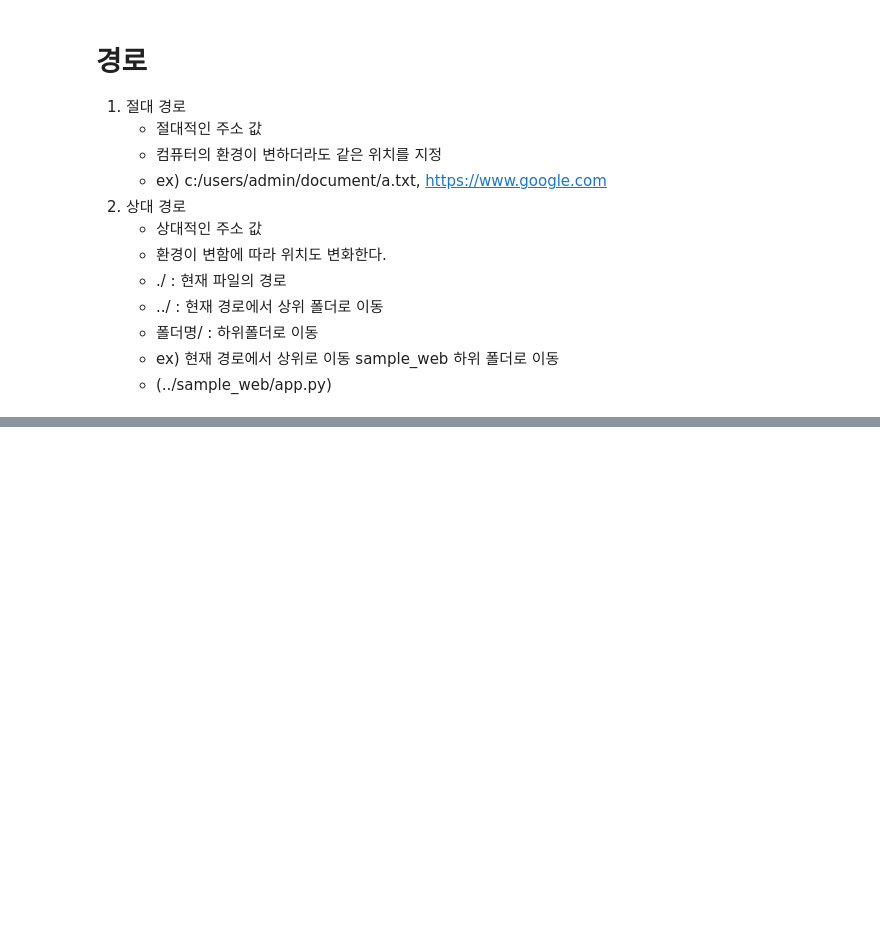
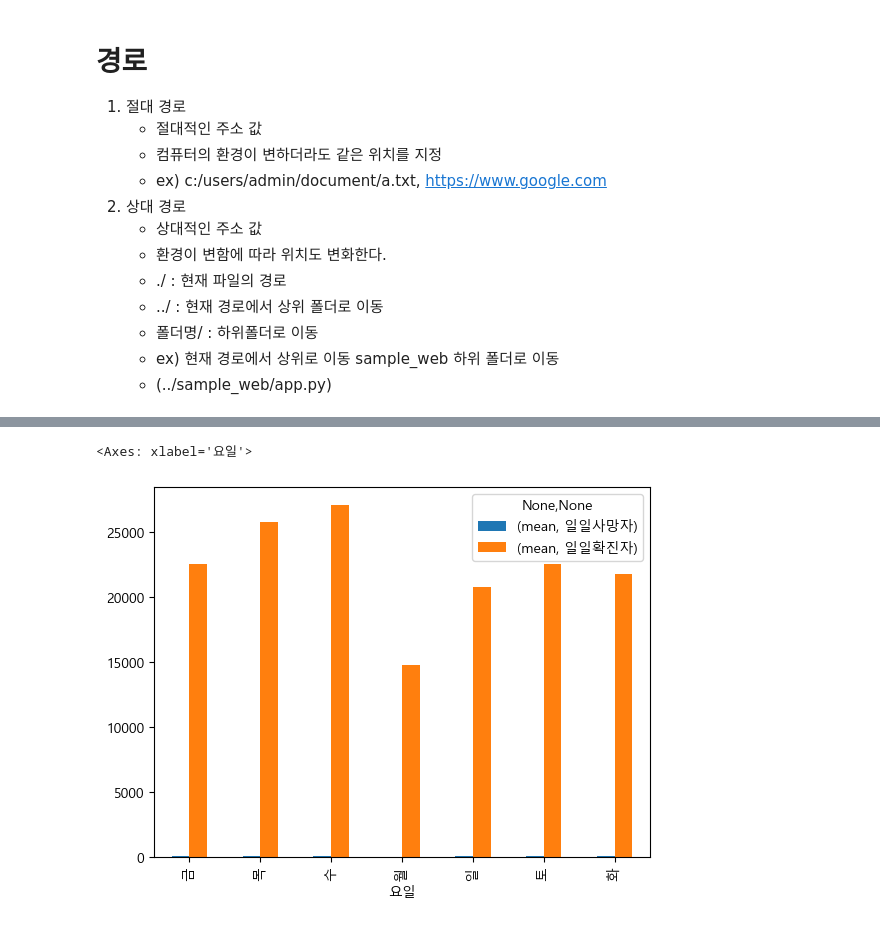
Before and after one commit to bsmoon-86/EG-python, a Jupyter notebook: pandas/corona.ipynb, the cells around one changed output, grey strips where cells are left out. Saved outputs shown, nothing was run; the diff lists cells and outputs as text; code cells hidden in the pictures; blank space fills up the shorter version.

```diff
--- a/pandas/corona.ipynb
+++ b/pandas/corona.ipynb
@@ -203,0 +398,15 @@ Name: 총사망자, Length: 819, dtype: float64
+# %%
+# pivot_table()
+# 그룹화 연산
+pivot_data = pd.pivot_table(
+    df,
+    index= ['요일'],
+    values= ['일일사망자', '일일확진자'],
+    aggfunc= ['mean']
+)
+# %%
+# 단순하게 시각화
+pivot_data.plot.bar()
+# %% [output]
+<Axes: xlabel='요일'>
+[figure, added]
```
Also changed, not shown: parts of 62 cells of this notebook, 3 other files.
